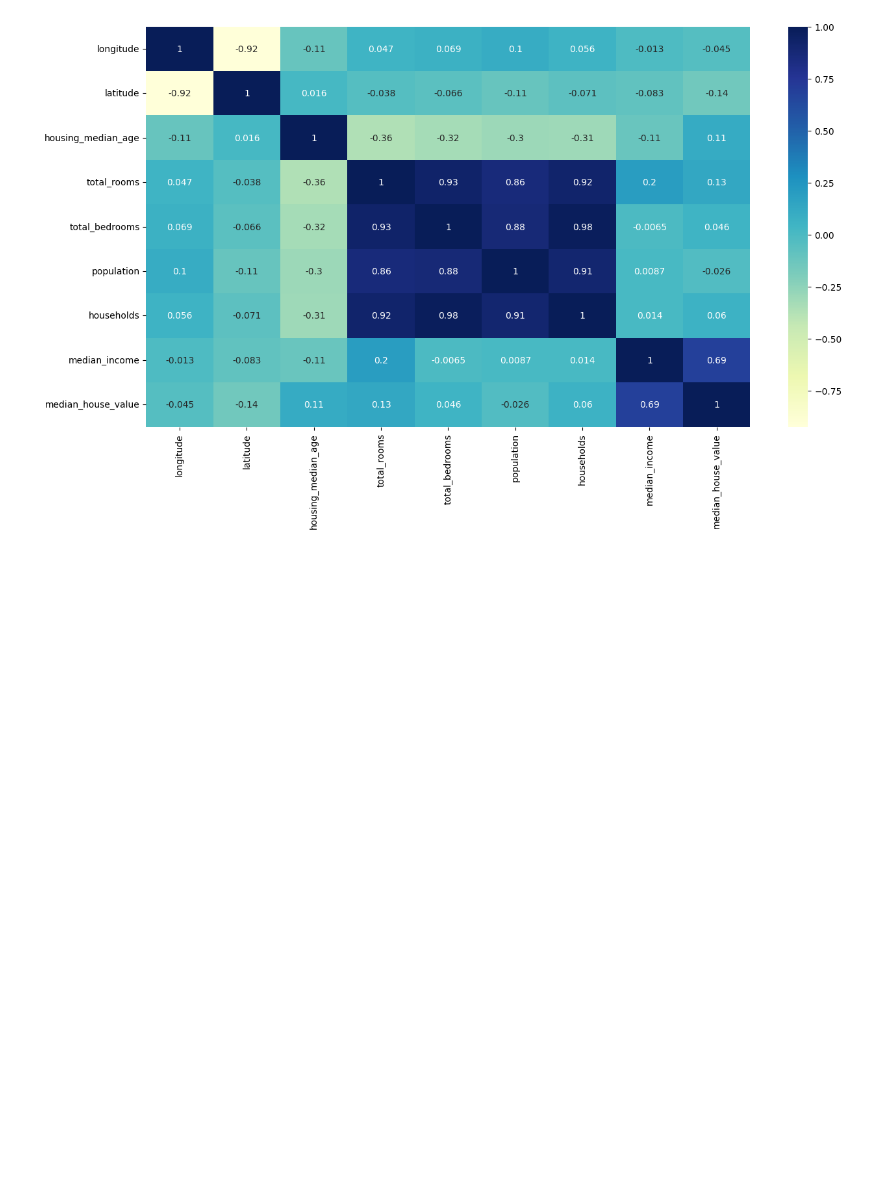
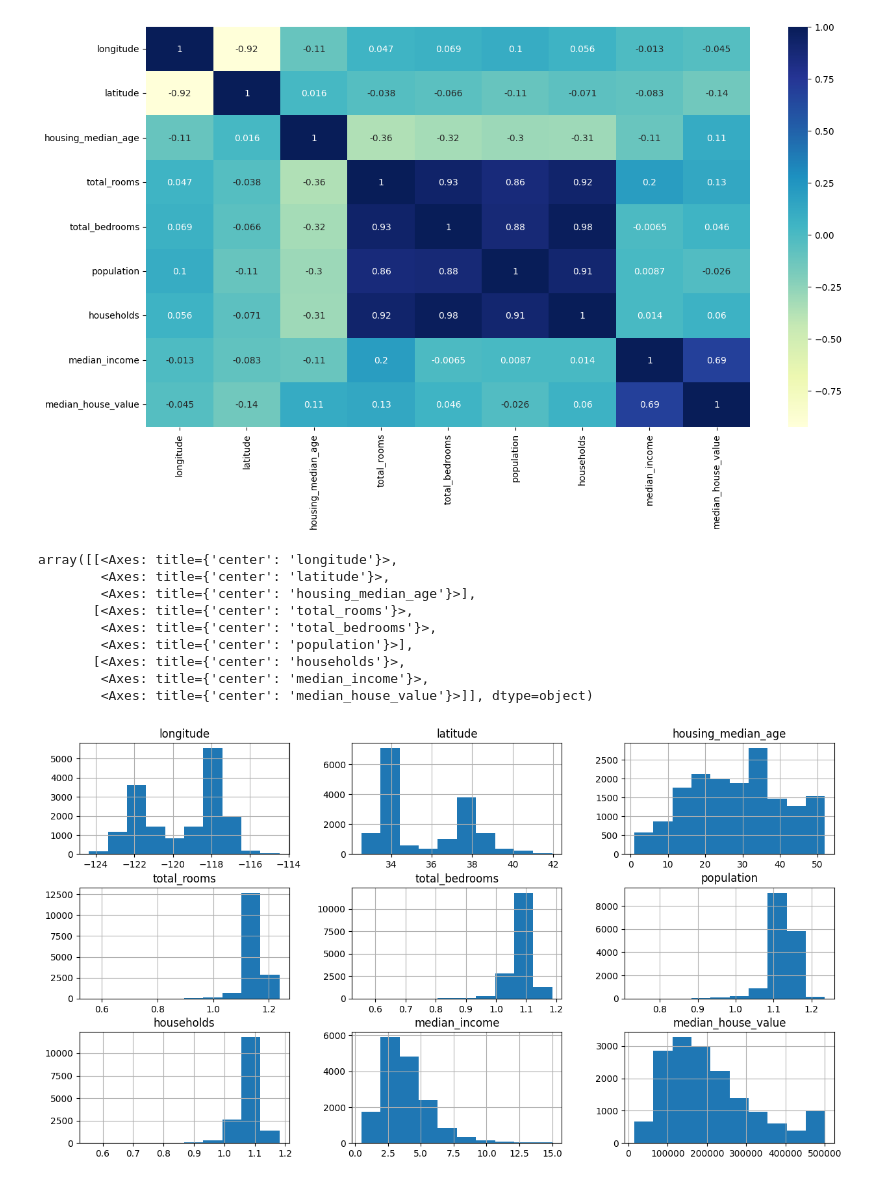
Before and after one commit to grepit/house_price_prediction, a Jupyter notebook: house_price_prediction.ipynb, the cells around one changed output. Saved outputs shown, nothing was run; the diff lists cells and outputs as text; code cells hidden in the pictures; blank space fills up the shorter version.

Commit message:
fix for test data

```diff
--- a/house_price_prediction.ipynb
+++ b/house_price_prediction.ipynb
@@ -125,3 +130,29 @@ sns.heatmap(training_data.corr(numeric_only=True), annot=True, cmap='YlGnBu')
 plt.show()
 # %% [output]
 [figure]
+# %%
+'''
+np.log() applies the natural logarithm (base e) transformation to the values in each column.
+-Why this is done:
+Handle skewed data → Many real-world features (like rooms, population, households) have right-skewed distributions with a long tail (a few very large values). Taking the log compresses large values and makes the distribution more normal-like.
+Reduce the impact of outliers → Extremely large values won’t dominate the model after log-scaling.
+Stabilize variance → Makes relationships between variables more linear, which helps linear regression and other algorithms.
+Numerical stability → Adding +1 ensures we don’t try to compute log(0), which is undefined.
+'''
+training_data['total_rooms']=np.log(training_data['total_rooms']+1)
+training_data['total_bedrooms']=np.log(training_data['total_bedrooms']+1)
+training_data['population']=np.log(training_data['population']+1)
+training_data['households']=np.log(training_data['households']+1)
+# %%
+training_data.hist(figsize=(15,8))
+# %% [output]
+array([[<Axes: title={'center': 'longitude'}>,
+        <Axes: title={'center': 'latitude'}>,
+        <Axes: title={'center': 'housing_median_age'}>],
+       [<Axes: title={'center': 'total_rooms'}>,
+        <Axes: title={'center': 'total_bedrooms'}>,
+        <Axes: title={'center': 'population'}>],
+       [<Axes: title={'center': 'households'}>,
+        <Axes: title={'center': 'median_income'}>,
+        <Axes: title={'center': 'median_house_value'}>]], dtype=object)
+[figure, added]
```
Also changed, not shown: parts of 9 cells of this notebook.
